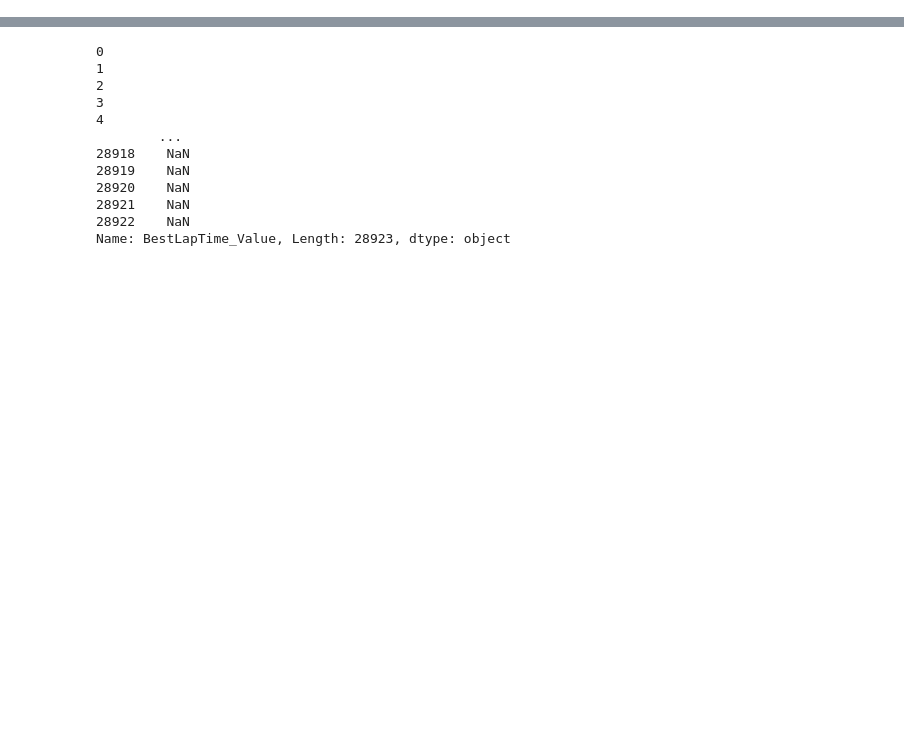
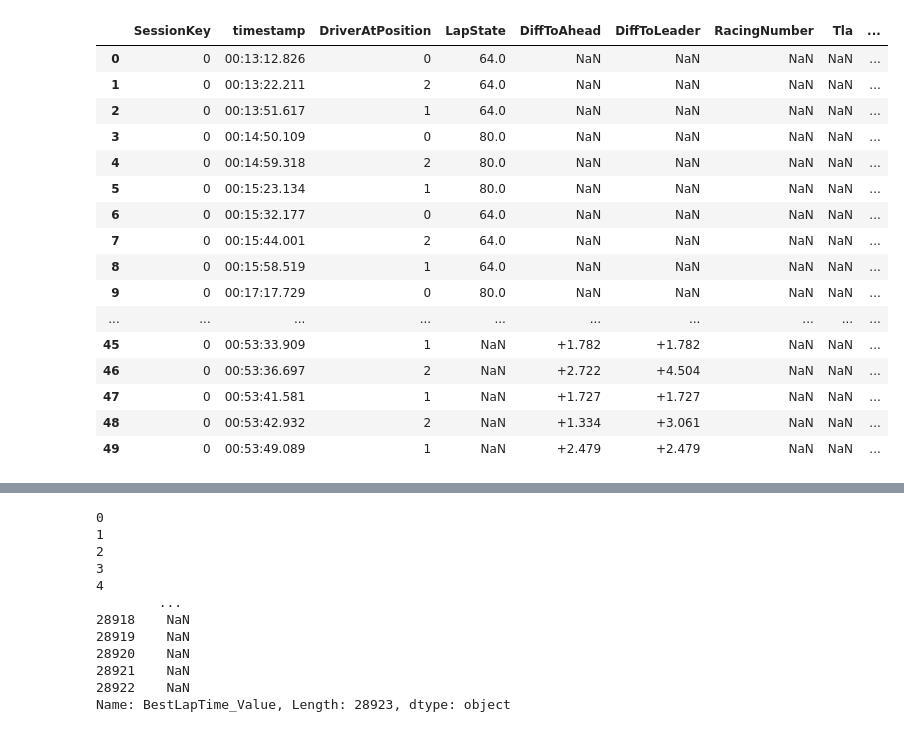
Before and after one commit to GoktugOcal/f1-data-ingestion, a Jupyter notebook: dev.ipynb, the cells around one changed output, grey strips where cells are left out. Saved outputs shown, nothing was run; the diff lists cells and outputs as text; code cells hidden in the pictures; blank space fills up the shorter version.

```diff
--- a/dev.ipynb
+++ b/dev.ipynb
@@ -7,7 +7,7 @@ import urllib
 import json
 import numpy as np
 # %%
-endpoint = "https://livetiming.formula1.com/static/2024/2024-09-01_Italian_Grand_Prix/2024-09-01_Race/TimingDataF1.jsonStream"
+endpoint = "https://livetiming.formula1.com/static/2024/2024-09-01_Italian_Grand_Prix/2024-09-01_Race/TopThree.jsonStream"
 data = LivetimingF1GetData(endpoint, stream=True)
 data
 # %% [output]
@@ -30 +30,25 @@ data
  ...}
+# %%
+records = []
+for ts, ts_value in data.items():
+
+    if "Withheld" in ts_value.keys():
+        continue
+
+    for position, info in ts_value["Lines"].items():
+
+        if "RacingNumber" in info.keys():
+            print(info)
+
+        record = {
+            **{
+                "SessionKey" : 0,
+                "timestamp" : ts,
+                "DriverAtPosition" : position
+            },
+            **info
+        }
+        records.append(record)
+
+
+df = pd.DataFrame(records)
@@ -30,0 +73,20 @@ data
+# %%
+df.head(50)
+# %% [output]
+|  | SessionKey | timestamp | DriverAtPosition | LapState | DiffToAhead | DiffToLeader | RacingNumber | Tla | ... |
+| 0 | 0 | 00:13:12.826 | 0 | 64.0 | NaN | NaN | NaN | NaN | ... |
+| 1 | 0 | 00:13:22.211 | 2 | 64.0 | NaN | NaN | NaN | NaN | ... |
+| 2 | 0 | 00:13:51.617 | 1 | 64.0 | NaN | NaN | NaN | NaN | ... |
+| 3 | 0 | 00:14:50.109 | 0 | 80.0 | NaN | NaN | NaN | NaN | ... |
+| 4 | 0 | 00:14:59.318 | 2 | 80.0 | NaN | NaN | NaN | NaN | ... |
+| 5 | 0 | 00:15:23.134 | 1 | 80.0 | NaN | NaN | NaN | NaN | ... |
+| 6 | 0 | 00:15:32.177 | 0 | 64.0 | NaN | NaN | NaN | NaN | ... |
+| 7 | 0 | 00:15:44.001 | 2 | 64.0 | NaN | NaN | NaN | NaN | ... |
+| 8 | 0 | 00:15:58.519 | 1 | 64.0 | NaN | NaN | NaN | NaN | ... |
+| 9 | 0 | 00:17:17.729 | 0 | 80.0 | NaN | NaN | NaN | NaN | ... |
+| ... | ... | ... | ... | ... | ... | ... | ... | ... | ... |
+| 45 | 0 | 00:53:33.909 | 1 | NaN | +1.782 | +1.782 | NaN | NaN | ... |
+| 46 | 0 | 00:53:36.697 | 2 | NaN | +2.722 | +4.504 | NaN | NaN | ... |
+| 47 | 0 | 00:53:41.581 | 1 | NaN | +1.727 | +1.727 | NaN | NaN | ... |
+| 48 | 0 | 00:53:42.932 | 2 | NaN | +1.334 | +3.061 | NaN | NaN | ... |
+| 49 | 0 | 00:53:49.089 | 1 | NaN | +2.479 | +2.479 | NaN | NaN | ... |
```
Also changed, not shown: parts of 5 cells of this notebook, 3 other files.
